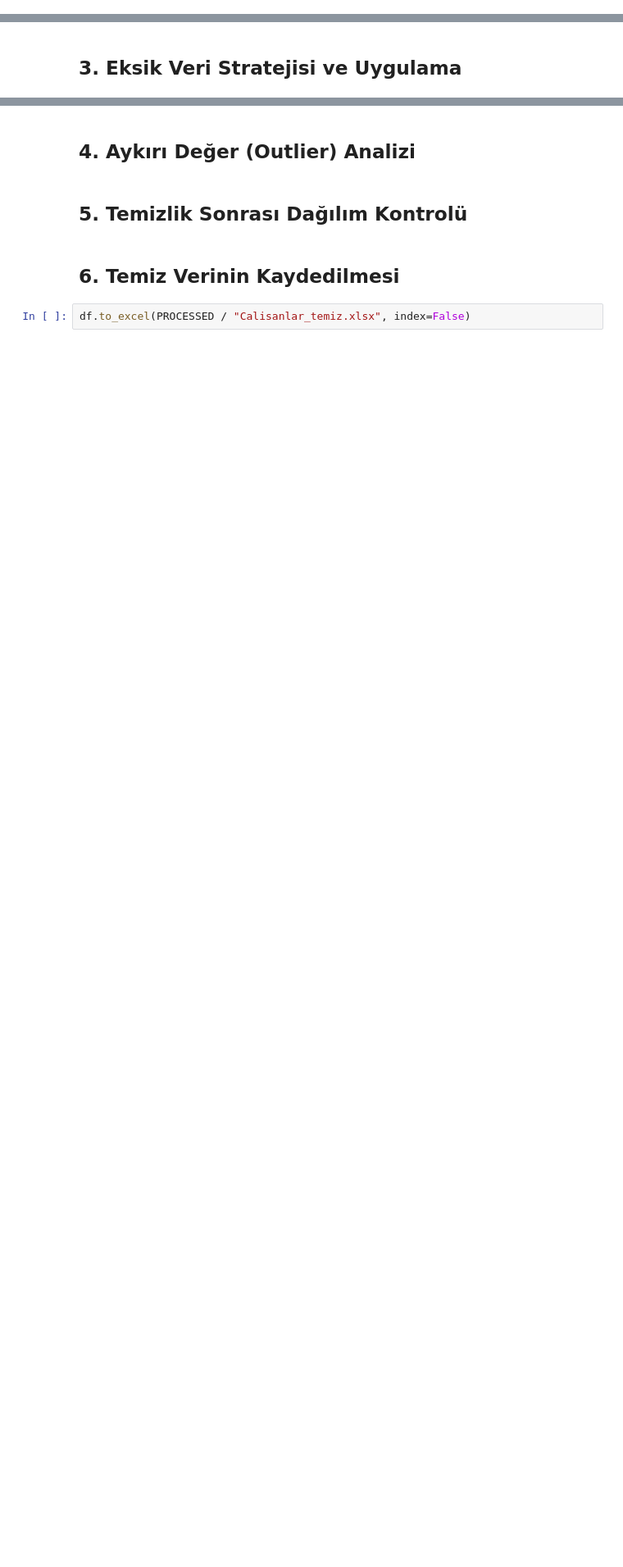
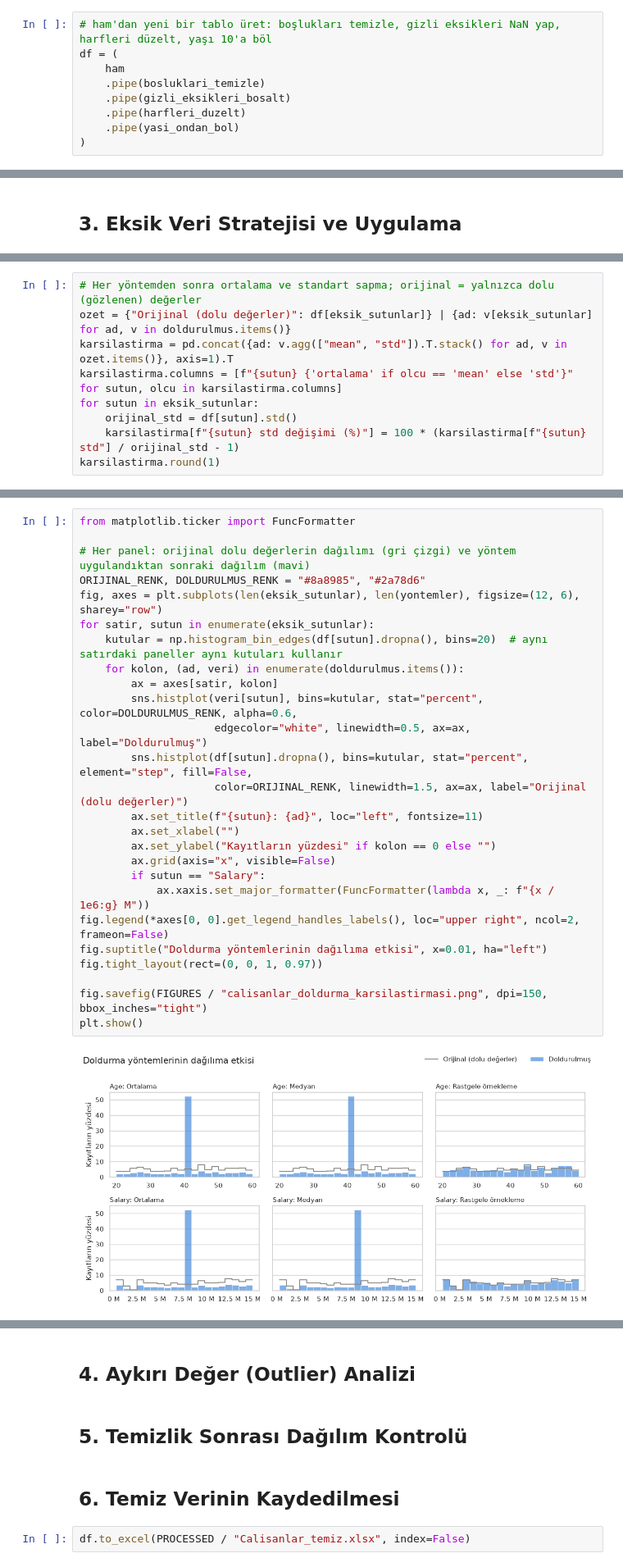
Before and after one commit to CTimurSefergil/VeriMadenciligi, a Jupyter notebook: odev01-veri-temizleme/notebooks/02_calisanlar.ipynb, the cells around one changed output, grey strips where cells are left out. Shown at 82% size. Cells and saved outputs as stored; diff of their text form; blank space fills up the shorter version.

```diff
--- a/odev01-veri-temizleme/notebooks/02_calisanlar.ipynb
+++ b/odev01-veri-temizleme/notebooks/02_calisanlar.ipynb
@@ -24,0 +211,9 @@ for name, sheet in sheets.items():
+# %%
+# ham'dan yeni bir tablo üret: boşlukları temizle, gizli eksikleri NaN yap, harfleri düzelt, yaşı 10'a böl
+df = (
+    ham
+    .pipe(bosluklari_temizle)
+    .pipe(gizli_eksikleri_bosalt)
+    .pipe(harfleri_duzelt)
+    .pipe(yasi_ondan_bol)
+)
@@ -28,0 +441,9 @@ for name, sheet in sheets.items():
+# %%
+# Her yöntemden sonra ortalama ve standart sapma; orijinal = yalnızca dolu (gözlenen) değerler
+ozet = {"Orijinal (dolu değerler)": df[eksik_sutunlar]} | {ad: v[eksik_sutunlar] for ad, v in doldurulmus.items()}
+karsilastirma = pd.concat({ad: v.agg(["mean", "std"]).T.stack() for ad, v in ozet.items()}, axis=1).T
+karsilastirma.columns = [f"{sutun} {'ortalama' if olcu == 'mean' else 'std'}" for sutun, olcu in karsilastirma.columns]
+for sutun in eksik_sutunlar:
+    orijinal_std = df[sutun].std()
+    karsilastirma[f"{sutun} std değişimi (%)"] = 100 * (karsilastirma[f"{sutun} std"] / orijinal_std - 1)
+karsilastirma.round(1)
@@ -28,0 +456,28 @@ for name, sheet in sheets.items():
+# %%
+from matplotlib.ticker import FuncFormatter
+
+# Her panel: orijinal dolu değerlerin dağılımı (gri çizgi) ve yöntem uygulandıktan sonraki dağılım (mavi)
+ORIJINAL_RENK, DOLDURULMUS_RENK = "#8a8985", "#2a78d6"
+fig, axes = plt.subplots(len(eksik_sutunlar), len(yontemler), figsize=(12, 6), sharey="row")
+for satir, sutun in enumerate(eksik_sutunlar):
+    kutular = np.histogram_bin_edges(df[sutun].dropna(), bins=20)  # aynı satırdaki paneller aynı kutuları kullanır
+    for kolon, (ad, veri) in enumerate(doldurulmus.items()):
+        ax = axes[satir, kolon]
+        sns.histplot(veri[sutun], bins=kutular, stat="percent", color=DOLDURULMUS_RENK, alpha=0.6,
+                     edgecolor="white", linewidth=0.5, ax=ax, label="Doldurulmuş")
+        sns.histplot(df[sutun].dropna(), bins=kutular, stat="percent", element="step", fill=False,
+                     color=ORIJINAL_RENK, linewidth=1.5, ax=ax, label="Orijinal (dolu değerler)")
+        ax.set_title(f"{sutun}: {ad}", loc="left", fontsize=11)
+        ax.set_xlabel("")
+        ax.set_ylabel("Kayıtların yüzdesi" if kolon == 0 else "")
+        ax.grid(axis="x", visible=False)
+        if sutun == "Salary":
+            ax.xaxis.set_major_formatter(FuncFormatter(lambda x, _: f"{x / 1e6:g} M"))
+fig.legend(*axes[0, 0].get_legend_handles_labels(), loc="upper right", ncol=2, frameon=False)
+fig.suptitle("Doldurma yöntemlerinin dağılıma etkisi", x=0.01, ha="left")
+fig.tight_layout(rect=(0, 0, 1, 0.97))
+
+fig.savefig(FIGURES / "calisanlar_doldurma_karsilastirmasi.png", dpi=150, bbox_inches="tight")
+plt.show()
+# %% [output]
+[figure, added]
```
Also changed, not shown: parts of 33 cells of this notebook.
